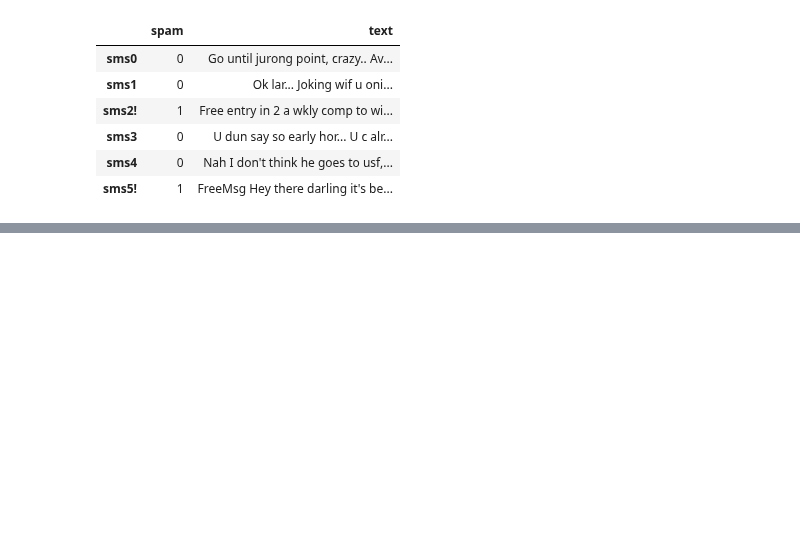
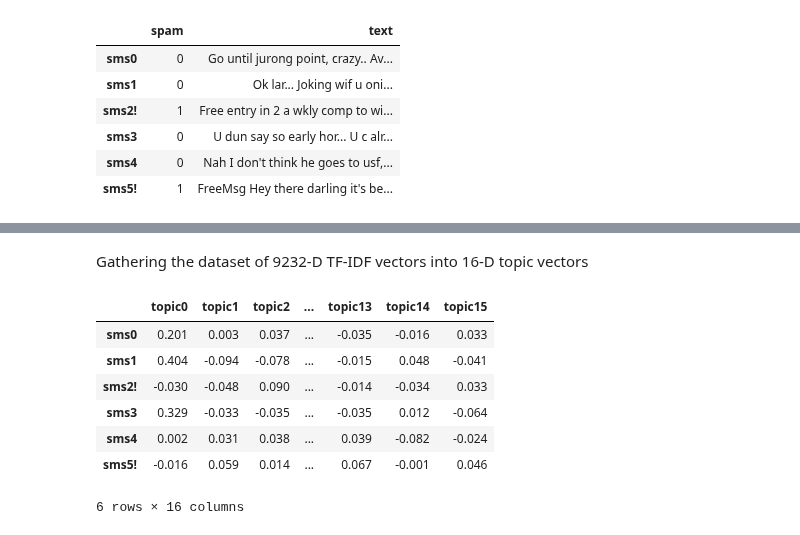
Before and after one commit to Shuaib-8/NLP-growth-hacking-project, a Jupyter notebook: chp4-nlpia-notes/pca-ex.ipynb, the cells around one changed output, grey strips where cells are left out. Saved outputs shown, nothing was run; the diff lists cells and outputs as text; code cells hidden in the pictures; blank space fills up the shorter version.

```diff
--- a/chp4-nlpia-notes/pca-ex.ipynb
+++ b/chp4-nlpia-notes/pca-ex.ipynb
@@ -86,0 +134,2 @@ sms.head(6)
+# %% [markdown]
+Gathering the dataset of 9232-D TF-IDF vectors into 16-D topic vectors
@@ -86,0 +142,15 @@ sms.head(6)
+# %%
+columns = [f'topic{i}' for i in range(pca.n_components_)]
+# %%
+pca_topic_vectors_df = pd.DataFrame(pca_topic_vectors, columns=columns, index=index)
+# %%
+pca_topic_vectors_df.round(3).head(6)
+# %% [output]
+|  | topic0 | topic1 | topic2 | ... | topic13 | topic14 | topic15 |
+| sms0 | 0.201 | 0.003 | 0.037 | ... | -0.035 | -0.016 | 0.033 |
+| sms1 | 0.404 | -0.094 | -0.078 | ... | -0.015 | 0.048 | -0.041 |
+| sms2! | -0.030 | -0.048 | 0.090 | ... | -0.014 | -0.034 | 0.033 |
+| sms3 | 0.329 | -0.033 | -0.035 | ... | -0.035 | 0.012 | -0.064 |
+| sms4 | 0.002 | 0.031 | 0.038 | ... | 0.039 | -0.082 | -0.024 |
+| sms5! | -0.016 | 0.059 | 0.014 | ... | 0.067 | -0.001 | 0.046 |
+6 rows × 16 columns
```
Also changed, not shown: parts of 25 cells of this notebook.
